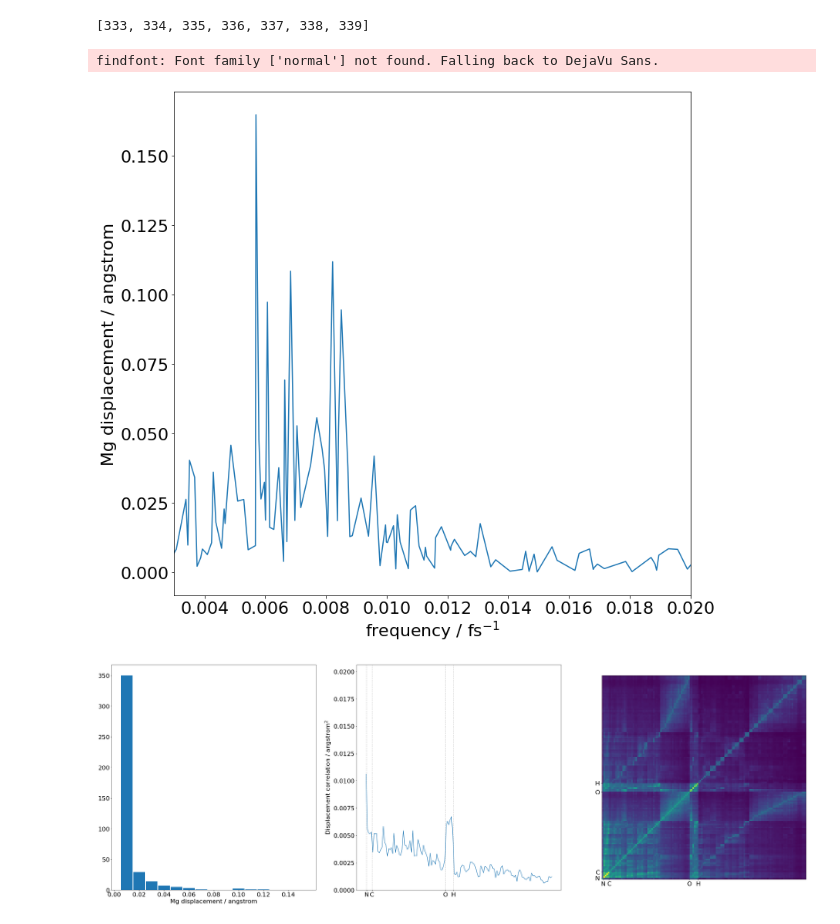
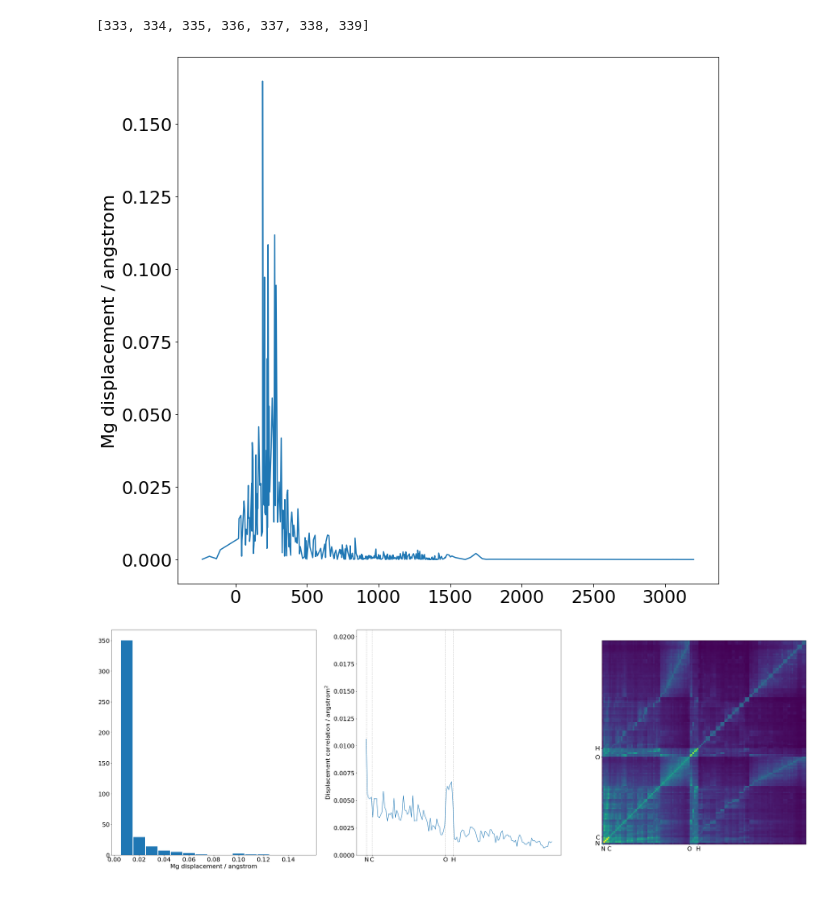
Before and after one commit to Oliver-Feighan/SpectralDensity, a Jupyter notebook: hessians/Monomer.ipynb, the cells around one changed output. Drawn from its saved outputs; the diff is of its cells as text; code cells hidden in the pictures.

```diff
--- a/hessians/Monomer.ipynb
+++ b/hessians/Monomer.ipynb
@@ -29,28 +29,27 @@ CO
 # %%
 fig, ax = plt.subplots()
 
 n_atoms = 140
 n_modes = 3 * n_atoms - 6
 
 Mg_index = 0
 
 all_displacements = get_all_displacements("monomer_normal_modes.molden", n_atoms, n_modes)
 
-ax.plot(frequencies, all_displacements[Mg_index])
+ax.plot(wavenumbers, all_displacements[Mg_index])
 
-np.save("monomer_hess_frequencies", frequencies)
-np.save("monomer_hess_displacements", all_displacements[Mg_index])
+#np.save("monomer_hess_frequencies", frequencies)
+#np.save("monomer_hess_displacements", all_displacements[Mg_index])
 
-ax.set_xlim(3e-3, 2e-2)
+#ax.set_xlim(3e-3, 2e-2)
 ax.set_ylabel("Mg displacement / angstrom")
-ax.set_xlabel("frequency / $\mathrm{fs}^{-1}$")
+#ax.set_xlabel("frequency / $\mathrm{fs}^{-1}$")
 
 #ax.set_xscale('log')
 
 fig.set_size_inches(12,12)
 # %% [output]
-findfont: Font family ['normal'] not found. Falling back to DejaVu Sans.
-[figure, old version]
+[figure, new version]
 # %%
 fig, ax = plt.subplots(1, 3)
 
```
Also changed, not shown: 20 other files.
